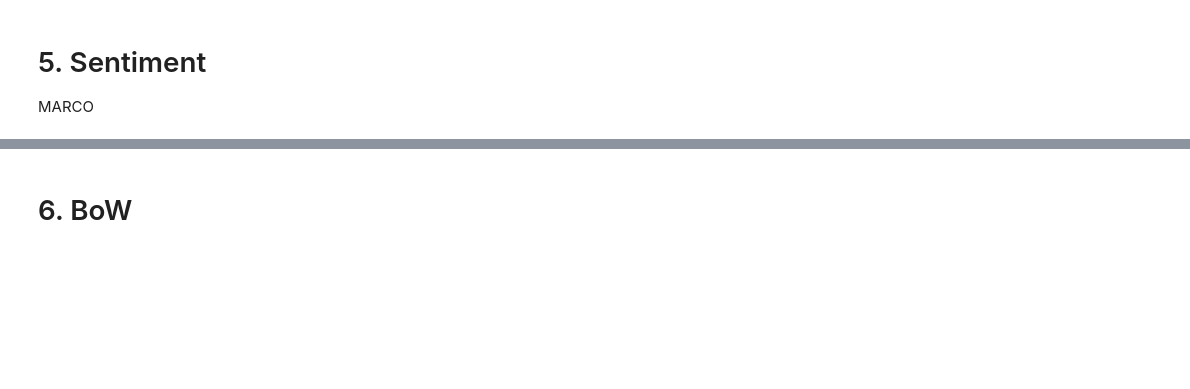
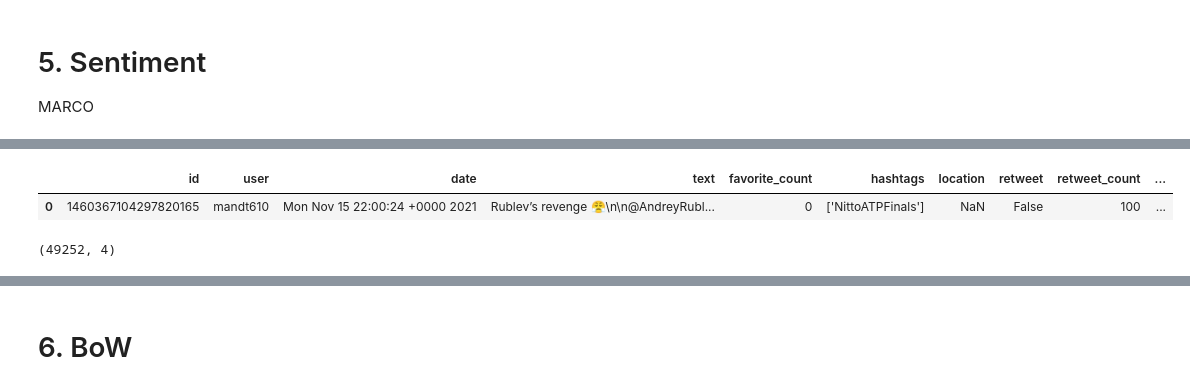
Before and after one commit to AScarcella3/TextMiningProject, a Jupyter notebook: main.ipynb, the cells around one changed output, grey strips where cells are left out. Drawn from its saved outputs; the diff is of its cells as text; code cells hidden in the pictures; blank space fills up the shorter version.

```diff
--- a/main.ipynb
+++ b/main.ipynb
@@ -781,7 +791,10 @@ pip install vaderSentiment
 # %%
 import pandas as pd
-df = pd.read_csv('/content/drive/MyDrive/nucleare/STAGING_MARCO/twitter_text_cleaned_lang_and_player_det_EN.csv')
+df = pd.read_csv('/content/drive/MyDrive/nucleare/STAGING_MARCO/Twitter_Manenti_Files/twitter_text_cleaned_lang_and_player_det_EN.csv')
 df.head(1)
+# %% [output]
+|  | id | user | date | text | favorite_count | hashtags | location | retweet | retweet_count | ... |
+| 0 | 1460367104297820165 | mandt610 | Mon Nov 15 22:00:24 +0000 2021 | Rublev’s revenge 😤\n\n@AndreyRubl... | 0 | ['NittoATPFinals'] | NaN | False | 100 | ... |
 # %%
 from vaderSentiment.vaderSentiment import SentimentIntensityAnalyzer
 
@@ -796,6 +809,8 @@ for x in (df.loc[:,'text_nonl_hash_men_http_num']):
 # %%
 df = pd.DataFrame(vader)
 df.shape
+# %% [output]
+(49252, 4)
 # %%
 print(df)
 df.to_csv('/content/drive/MyDrive/nucleare/STAGING_MARCO/Vader_en.csv')
```
Also changed, not shown: parts of 8 cells of this notebook.
